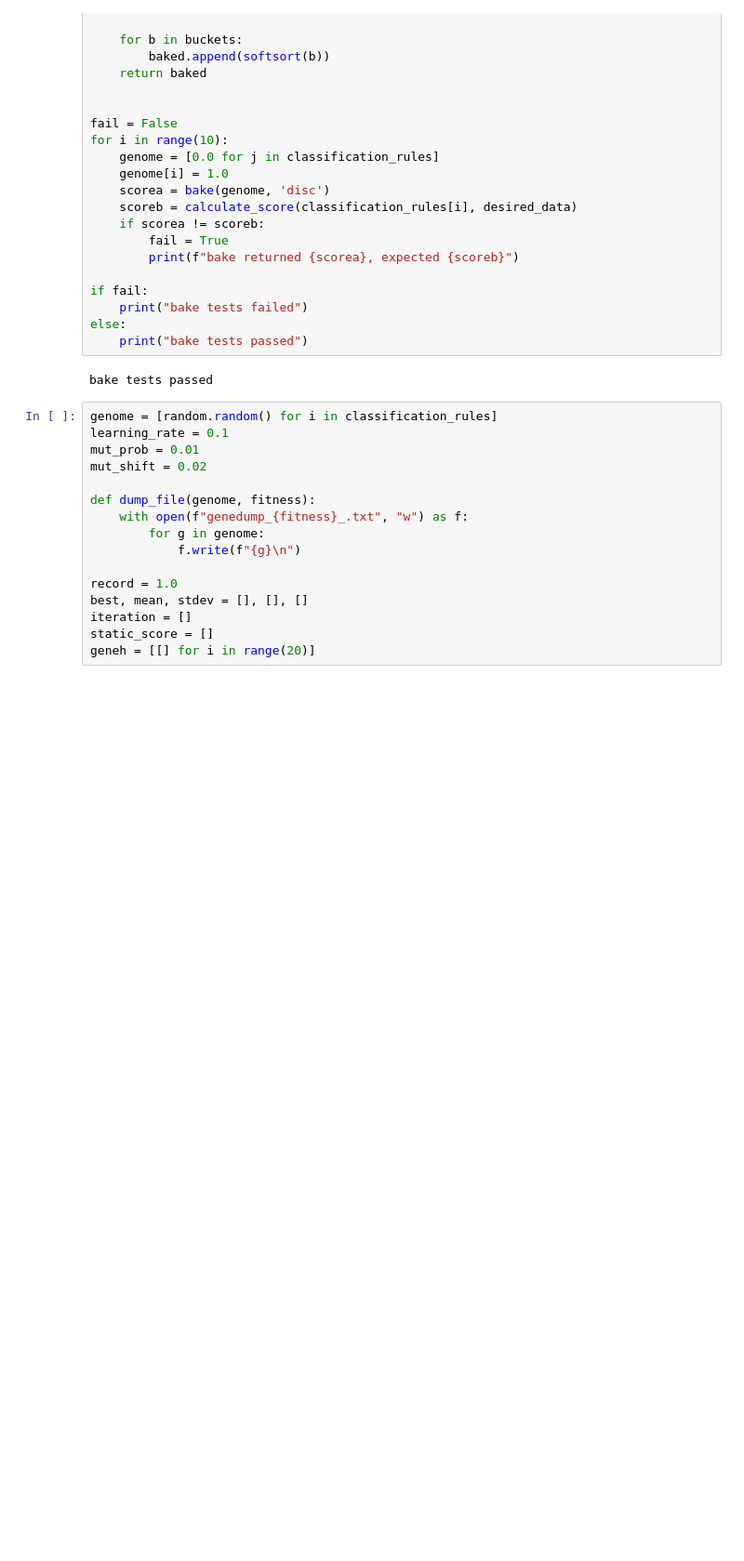
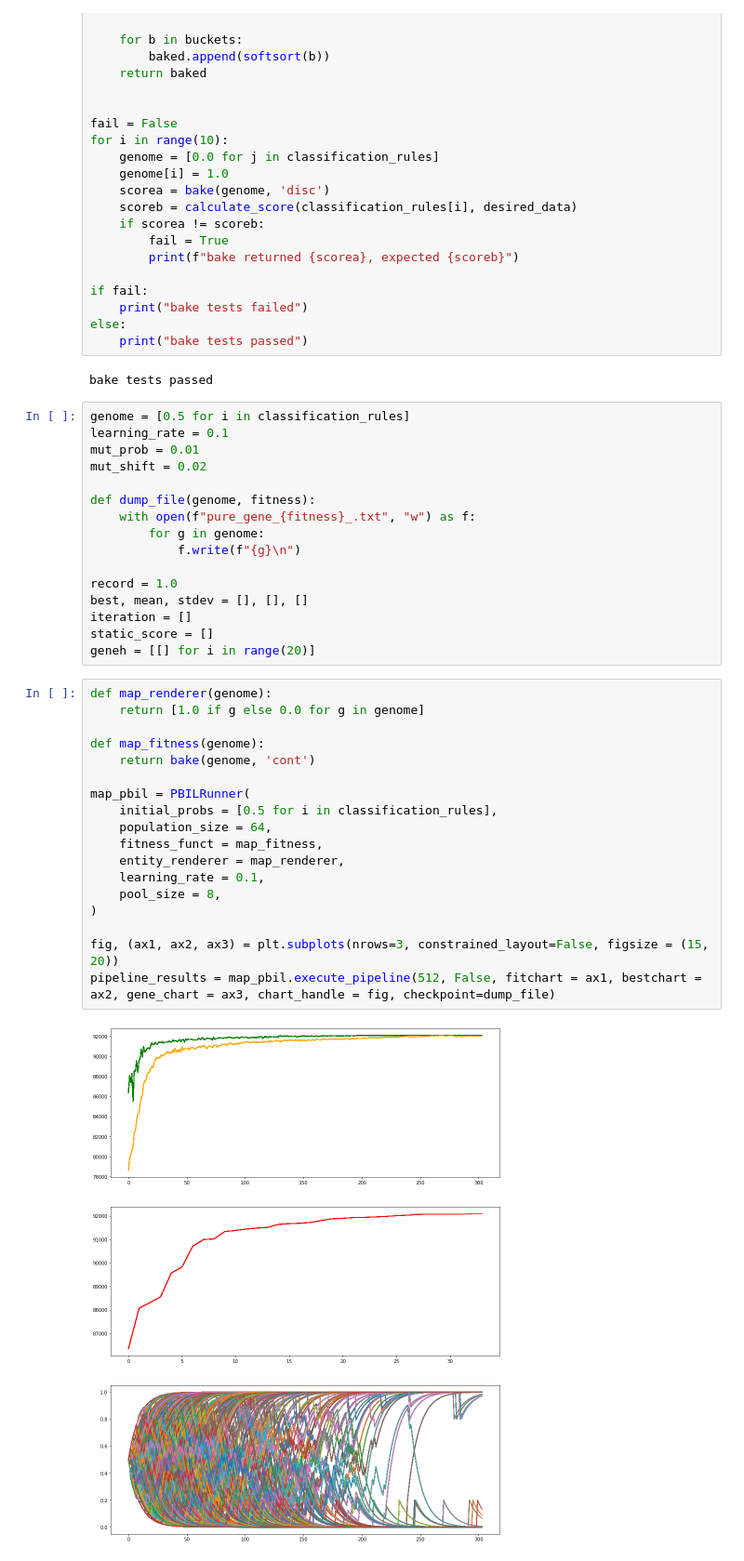
Before and after one commit to zbigos/ALGEW2020, a Jupyter notebook: lista_1/Untitled.ipynb, the cells around one changed output. Shown at 93% size. Drawn from its saved outputs; the diff is of its cells as text; blank space fills up the shorter version.

Commit message:
working pbil

```diff
--- a/lista_1/Untitled.ipynb
+++ b/lista_1/Untitled.ipynb
@@ -262,13 +537,13 @@ else:
 # %% [output]
 bake tests passed
 # %%
-genome = [random.random() for i in classification_rules]
+genome = [0.5 for i in classification_rules]
 learning_rate = 0.1
 mut_prob = 0.01
 mut_shift = 0.02
 
 def dump_file(genome, fitness):
-    with open(f"genedump_{fitness}_.txt", "w") as f:
+    with open(f"pure_gene_{fitness}_.txt", "w") as f:
         for g in genome:
             f.write(f"{g}\n")
 
@@ -277,6 +552,26 @@ best, mean, stdev = [], [], []
 iteration = []
 static_score = []
 geneh = [[] for i in range(20)]
+# %%
+def map_renderer(genome):
+    return [1.0 if g else 0.0 for g in genome]
+
+def map_fitness(genome):
+    return bake(genome, 'cont')
+
+map_pbil = PBILRunner(
+    initial_probs = [0.5 for i in classification_rules],
+    population_size = 64,
+    fitness_funct = map_fitness,
+    entity_renderer = map_renderer,
+    learning_rate = 0.1,
+    pool_size = 8,
+)
+
+fig, (ax1, ax2, ax3) = plt.subplots(nrows=3, constrained_layout=False, figsize = (15, 20))
+pipeline_results = map_pbil.execute_pipeline(512, False, fitchart = ax1, bestchart = ax2, gene_chart = ax3, chart_handle = fig, checkpoint=dump_file)
+# %% [output]
+[figure, added]
 # %%
 population_size = 4
 fig, ax = plt.subplots()
```
Also changed, not shown: parts of 11 cells of this notebook, 1 other file.
